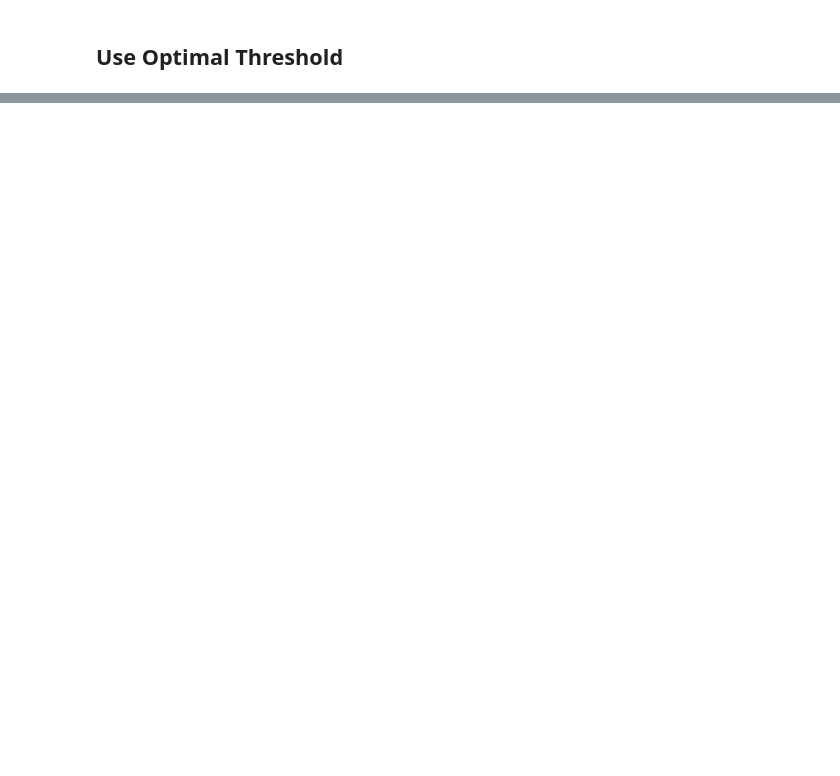
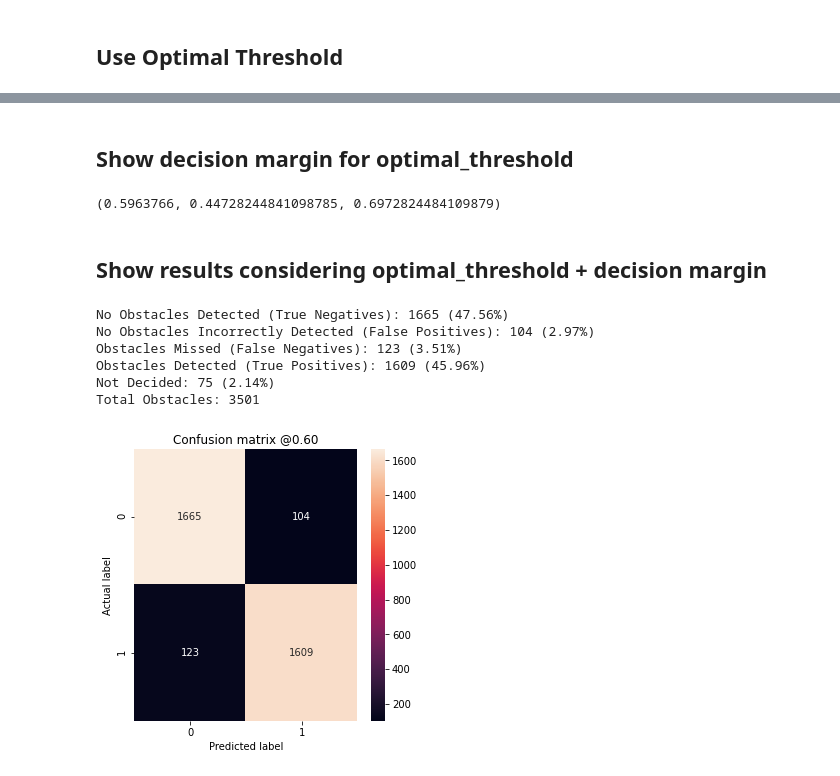
Before and after one commit to dnrevital/DL_utils, a Jupyter notebook: model_evaluation.ipynb, the cells around one changed output, grey strips where cells are left out. Saved outputs shown, nothing was run; the diff lists cells and outputs as text; code cells hidden in the pictures; blank space fills up the shorter version.

```diff
--- a/model_evaluation.ipynb
+++ b/model_evaluation.ipynb
@@ -338,0 +413,22 @@ plot_cm(labels, predictions, p=optimal_threshold)
+# %% [markdown]
+## Show decision margin for optimal_threshold
+# %%
+decision_margin = 0.25
+upper_margin = optimal_threshold + decision_margin * (1.00 - optimal_threshold)
+lower_margin = optimal_threshold * (1.00 - decision_margin)
+# %%
+optimal_threshold, lower_margin, upper_margin
+# %% [output]
+(0.5963766, 0.44728244841098785, 0.6972824484109879)
+# %% [markdown]
+## Show results considering optimal_threshold + decision margin
+# %%
+consider_margins(labels, predictions, lower_margin, upper_margin, optimal_threshold)
+# %% [output]
+No Obstacles Detected (True Negatives): 1665 (47.56%)
+No Obstacles Incorrectly Detected (False Positives): 104 (2.97%)
+Obstacles Missed (False Negatives): 123 (3.51%)
+Obstacles Detected (True Positives): 1609 (45.96%)
+Not Decided: 75 (2.14%)
+Total Obstacles: 3501
+[figure, added]
```
Also changed, not shown: parts of 10 cells of this notebook.
